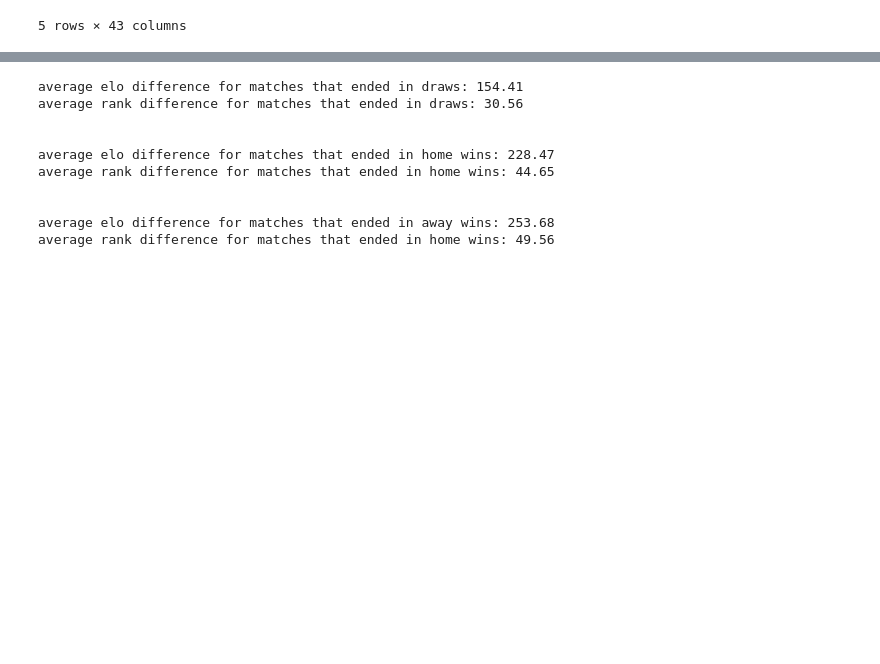
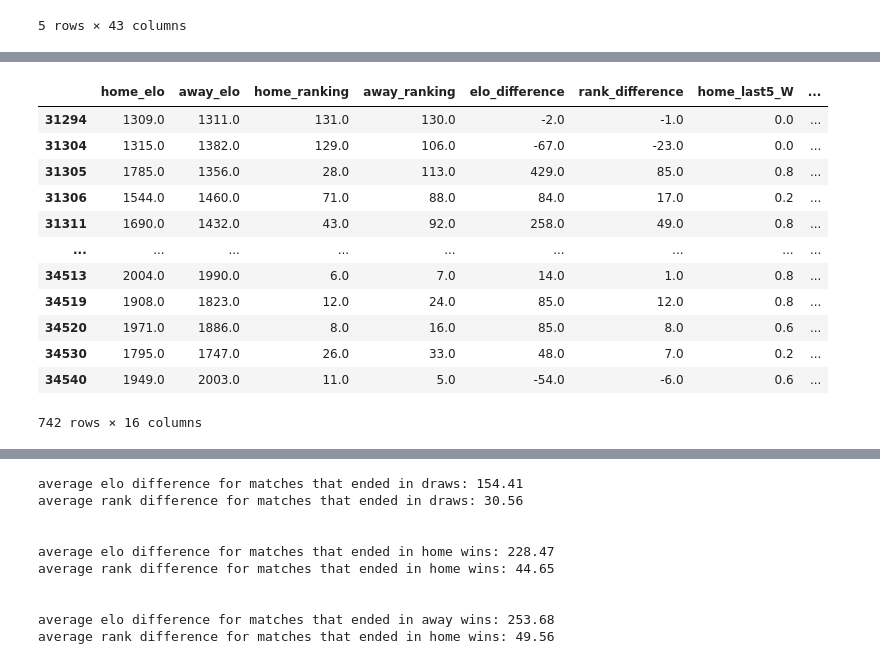
Before and after one commit to jlnsmith2001/world_cup_prediction_platform, a Jupyter notebook: notebooks/model_training_07.ipynb, the cells around one changed output, grey strips where cells are left out. Cells and saved outputs as stored; diff of their text form; code cells hidden in the pictures; blank space fills up the shorter version.

```diff
--- a/notebooks/model_training_07.ipynb
+++ b/notebooks/model_training_07.ipynb
@@ -372,0 +367,16 @@ memory usage: 1.1+ MB
+# %%
+test_draw_insp[test_draw_insp["target"] == "draw" ]
+# %% [output]
+|  | home_elo | away_elo | home_ranking | away_ranking | elo_difference | rank_difference | home_last5_W | ... |
+| 31294 | 1309.0 | 1311.0 | 131.0 | 130.0 | -2.0 | -1.0 | 0.0 | ... |
+| 31304 | 1315.0 | 1382.0 | 129.0 | 106.0 | -67.0 | -23.0 | 0.0 | ... |
+| 31305 | 1785.0 | 1356.0 | 28.0 | 113.0 | 429.0 | 85.0 | 0.8 | ... |
+| 31306 | 1544.0 | 1460.0 | 71.0 | 88.0 | 84.0 | 17.0 | 0.2 | ... |
+| 31311 | 1690.0 | 1432.0 | 43.0 | 92.0 | 258.0 | 49.0 | 0.8 | ... |
+| ... | ... | ... | ... | ... | ... | ... | ... | ... |
+| 34513 | 2004.0 | 1990.0 | 6.0 | 7.0 | 14.0 | 1.0 | 0.8 | ... |
+| 34519 | 1908.0 | 1823.0 | 12.0 | 24.0 | 85.0 | 12.0 | 0.8 | ... |
+| 34520 | 1971.0 | 1886.0 | 8.0 | 16.0 | 85.0 | 8.0 | 0.6 | ... |
+| 34530 | 1795.0 | 1747.0 | 26.0 | 33.0 | 48.0 | 7.0 | 0.2 | ... |
+| 34540 | 1949.0 | 2003.0 | 11.0 | 5.0 | -54.0 | -6.0 | 0.6 | ... |
+742 rows × 16 columns
```
Also changed, not shown: parts of 30 cells of this notebook, 2 other files.
